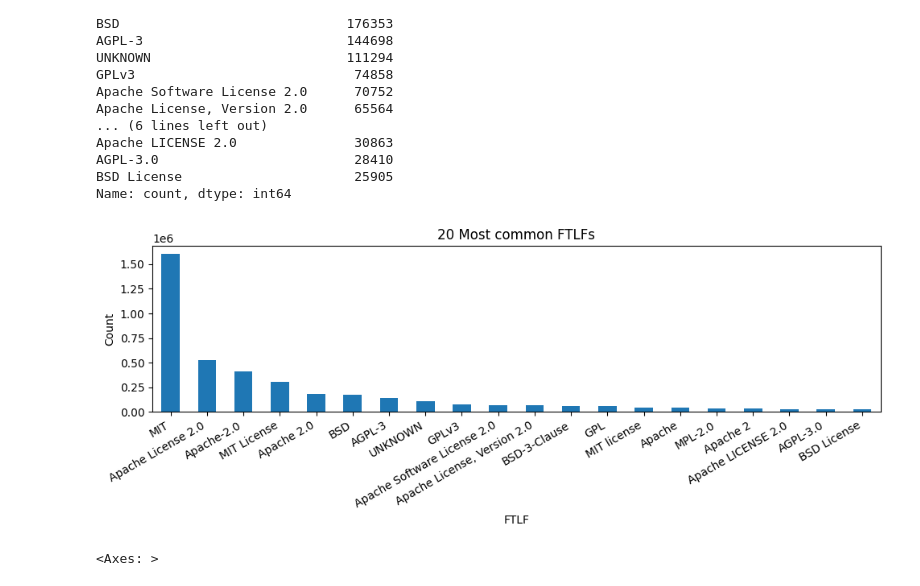
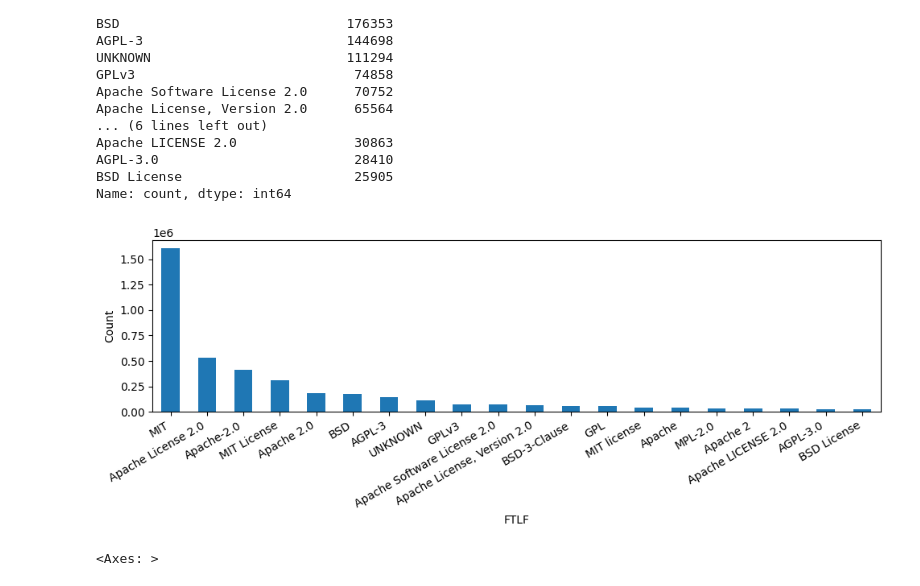
Before and after one commit to qwerltaz/lex2spdx, a Jupyter notebook: lex2spdx/eda.ipynb, the cells around one changed output. Saved outputs shown, nothing was run; the diff lists cells and outputs as text; code cells hidden in the pictures.

```diff
--- a/lex2spdx/eda.ipynb
+++ b/lex2spdx/eda.ipynb
@@ -58,16 +58,16 @@ Name: count, dtype: int64
 # %%
 # Licenses and their value counts histogram, with labels of the licenses.
 license_counts = licenses.value_counts().head(20)
 plt.figure(figsize=(10, 4))
 license_counts.plot(kind='bar')
 plt.xlabel('FTLF')
 plt.ylabel('Count')
-plt.title('20 Most common FTLFs')
+# plt.title('20 Most common FTLFs')
 plt.xticks(rotation=30, ha='right')
 plt.tight_layout()
 plt.show()
 # %% [output]
-[figure, old version]
+[figure, new version]
 # %%
 # license length distribution
 fig, ax = plt.subplots(1, 2, figsize=(18, 6))
```
Also changed, not shown: parts of 1 cell of this notebook.
